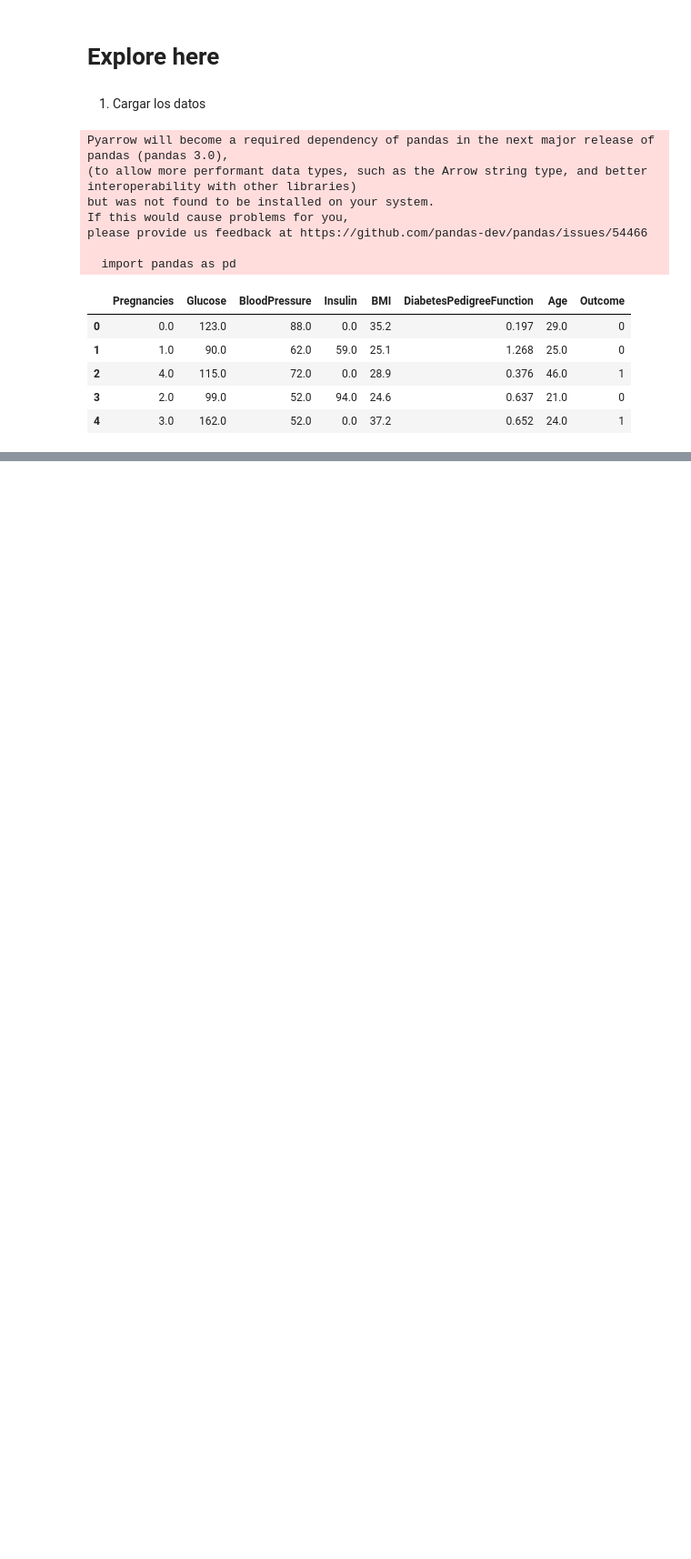
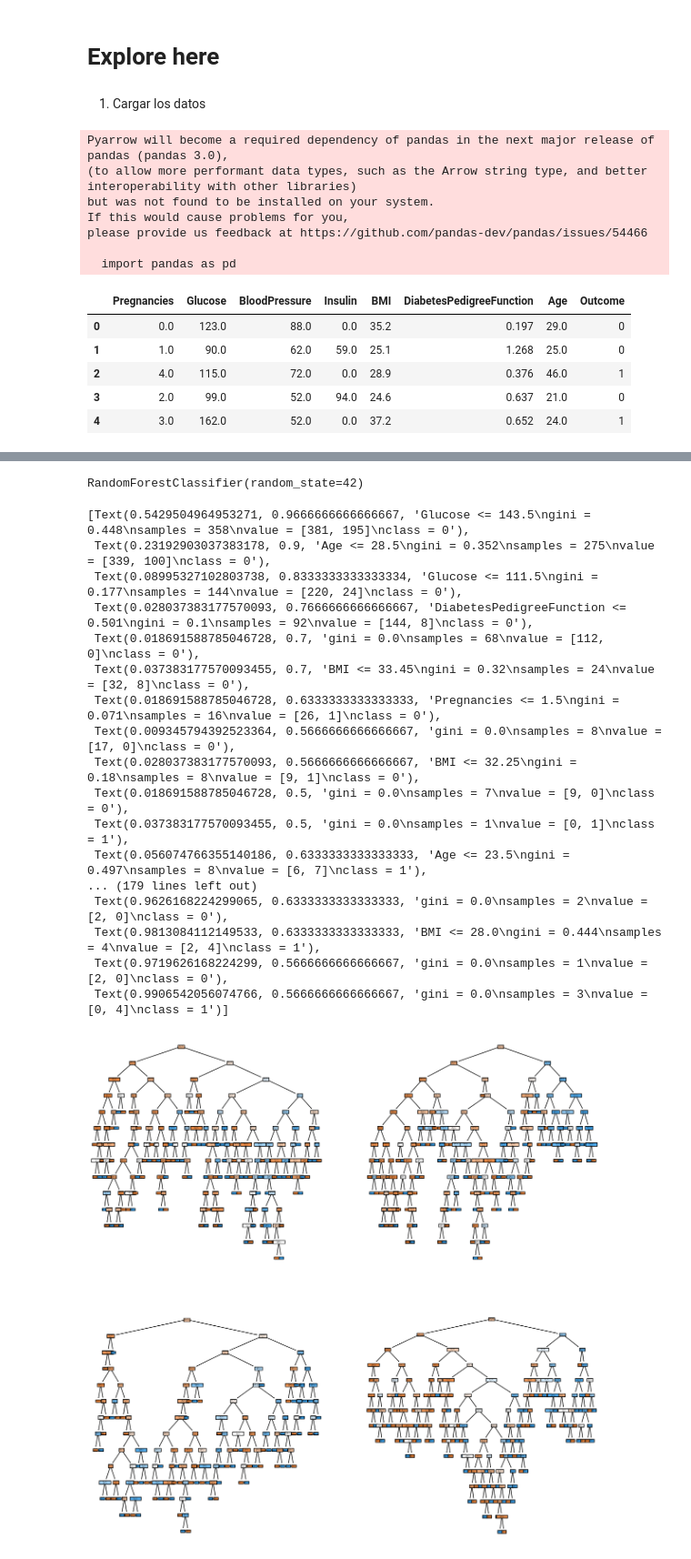
Before and after one commit to VonHyde/diabetes-forest-ml, a Jupyter notebook: src/explore.ipynb, the cells around one changed output, grey strips where cells are left out. Shown: that part at 91% size. Saved outputs shown, nothing was run; the diff lists cells and outputs as text; code cells hidden in the pictures; blank space fills up the shorter version.

```diff
--- a/src/explore.ipynb
+++ b/src/explore.ipynb
@@ -23,3 +23,8 @@ please provide us feedback at https://github.com/pandas-dev/pandas/issues/54466
 | 2 | 4.0 | 115.0 | 72.0 | 0.0 | 28.9 | 0.376 | 46.0 | 1 |
 | 3 | 2.0 | 99.0 | 52.0 | 94.0 | 24.6 | 0.637 | 21.0 | 0 |
 | 4 | 3.0 | 162.0 | 52.0 | 0.0 | 37.2 | 0.652 | 24.0 | 1 |
+# %%
+X_train = train_data.drop(["Outcome"], axis = 1)
+y_train = train_data["Outcome"]
+X_test = test_data.drop(["Outcome"], axis = 1)
+y_test = test_data["Outcome"]
@@ -25,0 +33,36 @@ please provide us feedback at https://github.com/pandas-dev/pandas/issues/54466
+# %%
+from sklearn.ensemble import RandomForestClassifier
+
+model = RandomForestClassifier(random_state = 42)
+model.fit(X_train, y_train)
+# %% [output]
+RandomForestClassifier(random_state=42)
+# %%
+import matplotlib.pyplot as plt
+from sklearn import tree
+
+fig, axis = plt.subplots(2, 2, figsize = (15, 15))
+
+tree.plot_tree(model.estimators_[0], ax = axis[0, 0], feature_names = list(X_train.columns), class_names = ["0", "1", "2"], filled = True)
+tree.plot_tree(model.estimators_[1], ax = axis[0, 1], feature_names = list(X_train.columns), class_names = ["0", "1", "2"], filled = True)
+tree.plot_tree(model.estimators_[2], ax = axis[1, 0], feature_names = list(X_train.columns), class_names = ["0", "1", "2"], filled = True)
+tree.plot_tree(model.estimators_[3], ax = axis[1, 1], feature_names = list(X_train.columns), class_names = ["0", "1", "2"], filled = True)
+# %% [output]
+[Text(0.5429504964953271, 0.9666666666666667, 'Glucose <= 143.5\ngini = 0.448\nsamples = 358\nvalue = [381, 195]\nclass = 0'),
+ Text(0.23192903037383178, 0.9, 'Age <= 28.5\ngini = 0.352\nsamples = 275\nvalue = [339, 100]\nclass = 0'),
+ Text(0.08995327102803738, 0.8333333333333334, 'Glucose <= 111.5\ngini = 0.177\nsamples = 144\nvalue = [220, 24]\nclass = 0'),
+ Text(0.028037383177570093, 0.7666666666666667, 'DiabetesPedigreeFunction <= 0.501\ngini = 0.1\nsamples = 92\nvalue = [144, 8]\nclass = 0'),
+ Text(0.018691588785046728, 0.7, 'gini = 0.0\nsamples = 68\nvalue = [112, 0]\nclass = 0'),
+ Text(0.037383177570093455, 0.7, 'BMI <= 33.45\ngini = 0.32\nsamples = 24\nvalue = [32, 8]\nclass = 0'),
+ Text(0.018691588785046728, 0.6333333333333333, 'Pregnancies <= 1.5\ngini = 0.071\nsamples = 16\nvalue = [26, 1]\nclass = 0'),
+ Text(0.009345794392523364, 0.5666666666666667, 'gini = 0.0\nsamples = 8\nvalue = [17, 0]\nclass = 0'),
+ Text(0.028037383177570093, 0.5666666666666667, 'BMI <= 32.25\ngini = 0.18\nsamples = 8\nvalue = [9, 1]\nclass = 0'),
+ Text(0.018691588785046728, 0.5, 'gini = 0.0\nsamples = 7\nvalue = [9, 0]\nclass = 0'),
+ Text(0.037383177570093455, 0.5, 'gini = 0.0\nsamples = 1\nvalue = [0, 1]\nclass = 1'),
+ Text(0.056074766355140186, 0.6333333333333333, 'Age <= 23.5\ngini = 0.497\nsamples = 8\nvalue = [6, 7]\nclass = 1'),
+... (179 lines left out)
+ Text(0.9626168224299065, 0.6333333333333333, 'gini = 0.0\nsamples = 2\nvalue = [2, 0]\nclass = 0'),
+ Text(0.9813084112149533, 0.6333333333333333, 'BMI <= 28.0\ngini = 0.444\nsamples = 4\nvalue = [2, 4]\nclass = 1'),
+ Text(0.9719626168224299, 0.5666666666666667, 'gini = 0.0\nsamples = 1\nvalue = [2, 0]\nclass = 0'),
+ Text(0.9906542056074766, 0.5666666666666667, 'gini = 0.0\nsamples = 3\nvalue = [0, 4]\nclass = 1')]
+[figure, added]
```
Also changed, not shown: parts of 10 cells of this notebook.
